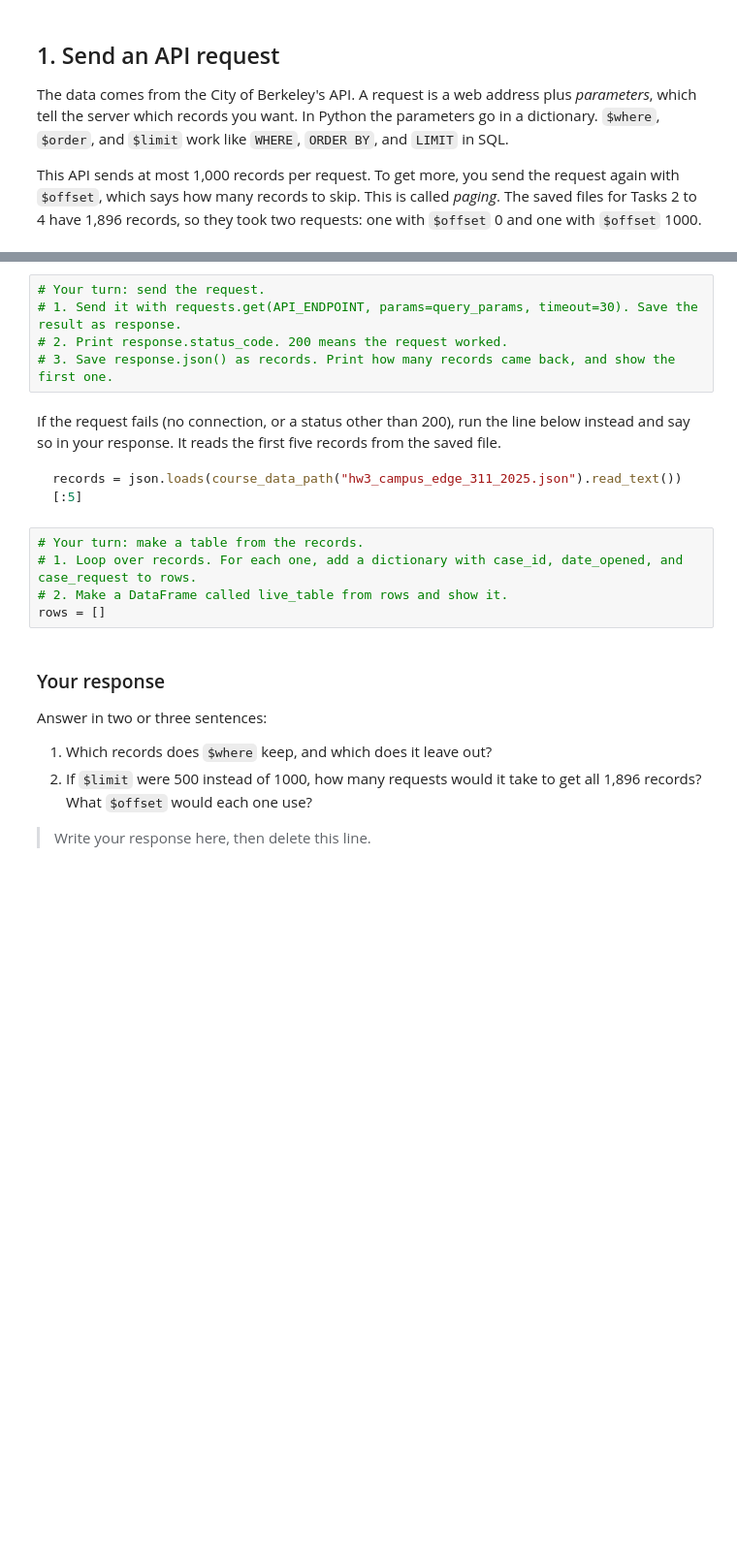
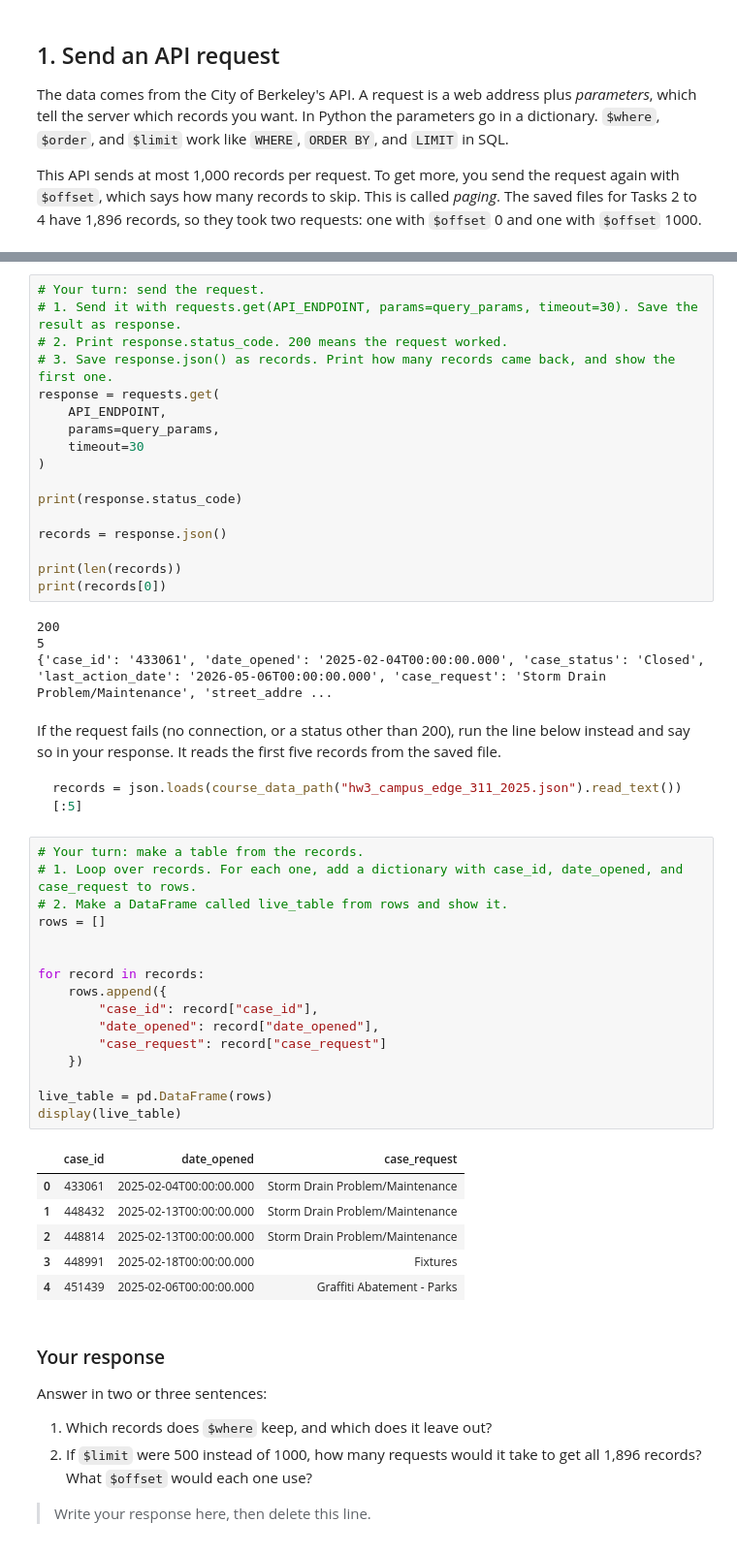
Before and after one commit to Yichen-zhang-maisongka/compss-211a, a Jupyter notebook: homework/hw3_campus_edge.ipynb, the cells around one changed output, grey strips where cells are left out. Shown at 97% size. Cells and saved outputs as stored; diff of their text form; blank space fills up the shorter version.

```diff
--- a/homework/hw3_campus_edge.ipynb
+++ b/homework/hw3_campus_edge.ipynb
@@ -102,6 +108,22 @@ query_params
 # 1. Send it with requests.get(API_ENDPOINT, params=query_params, timeout=30). Save the result as response.
 # 2. Print response.status_code. 200 means the request worked.
 # 3. Save response.json() as records. Print how many records came back, and show the first one.
+response = requests.get(
+    API_ENDPOINT,
+    params=query_params,
+    timeout=30
+)
+
+print(response.status_code)
+
+records = response.json()
+
+print(len(records))
+print(records[0])
+# %% [output]
+200
+5
+{'case_id': '433061', 'date_opened': '2025-02-04T00:00:00.000', 'case_status': 'Closed', 'last_action_date': '2026-05-06T00:00:00.000', 'case_request': 'Storm Drain Problem/Maintenance', 'street_addre ...
 # %% [markdown]
 If the request fails (no connection, or a status other than 200), run the line below instead and say so in your response. It reads the first five records from the saved file.
 
@@ -111,8 +133,26 @@ records = json.loads(course_data_path("hw3_campus_edge_311_2025.json").read_text
 # %%
 # Your turn: make a table from the records.
 # 1. Loop over records. For each one, add a dictionary with case_id, date_opened, and case_request to rows.
 # 2. Make a DataFrame called live_table from rows and show it.
 rows = []
+
+
+for record in records:
+    rows.append({
+        "case_id": record["case_id"],
+        "date_opened": record["date_opened"],
+        "case_request": record["case_request"]
+    })
+
+live_table = pd.DataFrame(rows)
+display(live_table)
+# %% [output]
+|  | case_id | date_opened | case_request |
+| 0 | 433061 | 2025-02-04T00:00:00.000 | Storm Drain Problem/Maintenance |
+| 1 | 448432 | 2025-02-13T00:00:00.000 | Storm Drain Problem/Maintenance |
+| 2 | 448814 | 2025-02-13T00:00:00.000 | Storm Drain Problem/Maintenance |
+| 3 | 448991 | 2025-02-18T00:00:00.000 | Fixtures |
+| 4 | 451439 | 2025-02-06T00:00:00.000 | Graffiti Abatement - Parks |
 # %% [markdown]
 ### Your response
 
```
Also changed, not shown: parts of 13 cells of this notebook, 1 other file.
